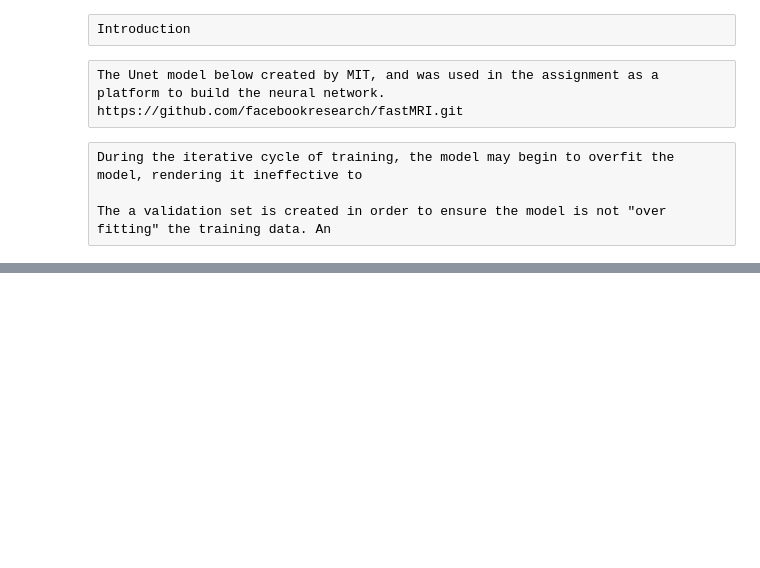
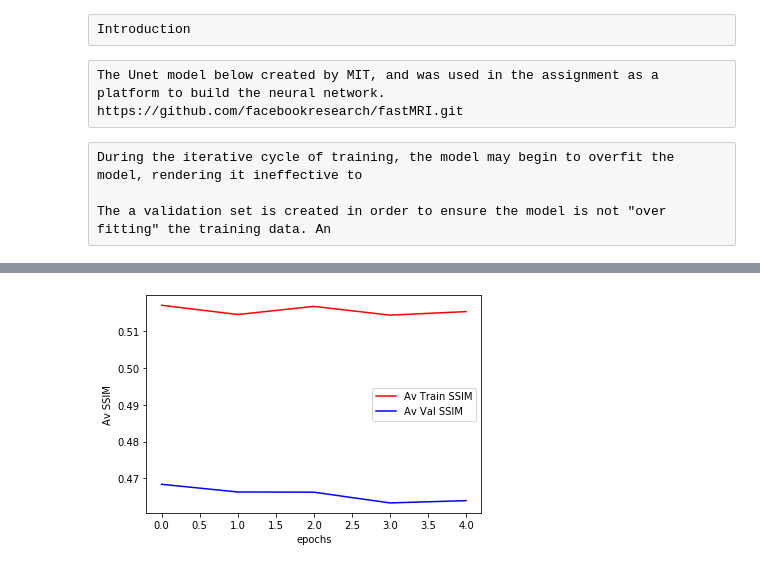
Before and after one commit to joemaliszewski/neural_net_fMRI, a Jupyter notebook: validation_train.ipynb, the cells around one changed output, grey strips where cells are left out. Drawn from its saved outputs; the diff is of its cells as text; code cells hidden in the pictures; blank space fills up the shorter version.

```diff
--- a/validation_train.ipynb
+++ b/validation_train.ipynb
@@ -173,10 +174,22 @@ def get_epoch_batch(subject_id, acc, center_fract, use_seed=True):
     norm = T.complex_abs(img_und).max()
     if norm < 1e-6: norm = 1e-6
 
+#     A = cropped_img_und.squeeze().detach().cpu()
+#     C = cropped_gt.squeeze().squeeze().detach().cpu()
+
     # normalized data
     img_gt, img_und, rawdata_und = img_gt/norm, img_und/norm, masked_kspace/norm
 
-    return img_gt.squeeze(0), img_und.squeeze(0), rawdata_und.squeeze(0), masks.squeeze(0), norm
+    volume_image_abs = T.complex_abs(img_gt)
+    cropped_gt = T.center_crop(volume_image_abs, [320, 320])
+    cropped_gt = cropped_gt
+
+    volume_image_abs = T.complex_abs(img_und)
+    cropped_img_und = T.center_crop(volume_image_abs, [320, 320])
+    cropped_img_und = cropped_img_und
+
+    return cropped_gt,cropped_img_und, norm
+  #return img_gt.squeeze(0), img_und.squeeze(0), rawdata_und.squeeze(0), masks.squeeze(0), norm
 
 class MRIDataset(DataLoader):
     def __init__(self, data_list, acceleration, center_fraction, use_seed):
@@ -351,10 +339,10 @@ if __name__ == '__main__':
 
     #
     train_dataset = MRIDataset(train_data_final['train'], acceleration=acc, center_fraction=cen_fract, use_seed=seed)
-    train_loader = DataLoader(train_dataset, shuffle=True, batch_size=1, num_workers=num_workers)
+    train_loader = DataLoader(train_dataset, shuffle=True, batch_size=5, num_workers=num_workers)
 
     validation_dataset = MRIDataset(train_data_final['val'], acceleration=acc, center_fraction=cen_fract, use_seed=seed)
-    validation_loader = DataLoader(validation_dataset, shuffle=True, batch_size=1, num_workers=num_workers)
+    validation_loader = DataLoader(validation_dataset, shuffle=True, batch_size=5, num_workers=num_workers)
 # %%
 #cuda
 import torch.optim as optim
@@ -517 +483,11 @@ count  63 tensor(0.0154, device='cuda:0', grad_fn=<MeanBackward0>)
+# %%
+#VALIDATION VS TRAINING SSIM COMPARISON
+plt.plot(range(len(train_av_epoch_ssim_list)), train_av_epoch_ssim_list,'r', label = "Av Train SSIM")
+plt.plot(range(len(val_av_epoch_ssim_list)), val_av_epoch_ssim_list,'b', label = "Av Val SSIM")
+plt.xlabel("epochs")
+plt.ylabel("Av SSIM")
+plt.legend()
+plt.show()
+# %% [output]
+[figure, added]
 # %%
```
Also changed, not shown: parts of 9 cells of this notebook.
